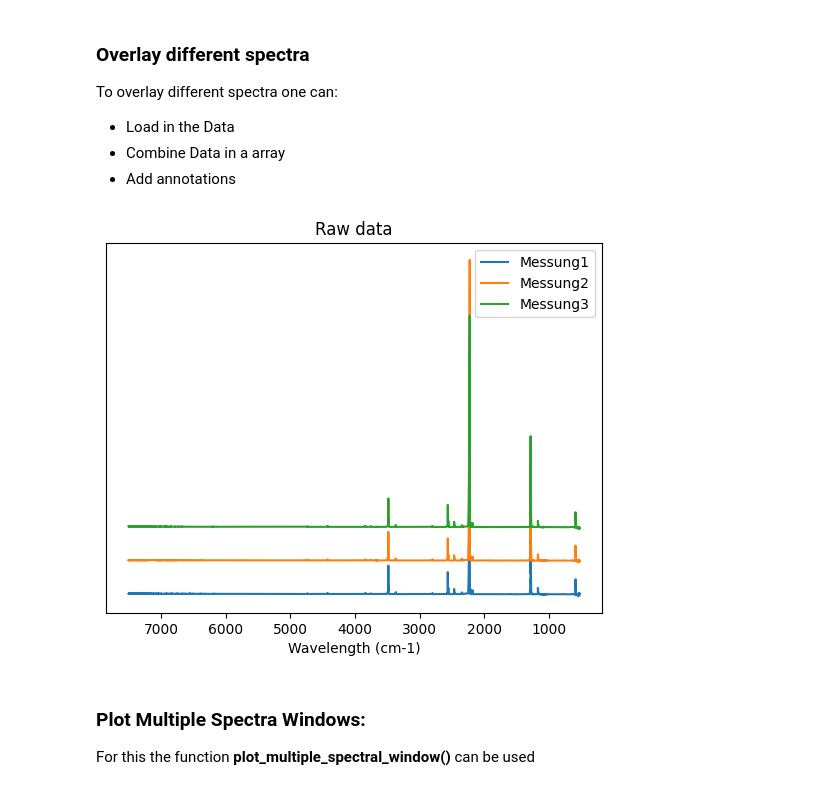
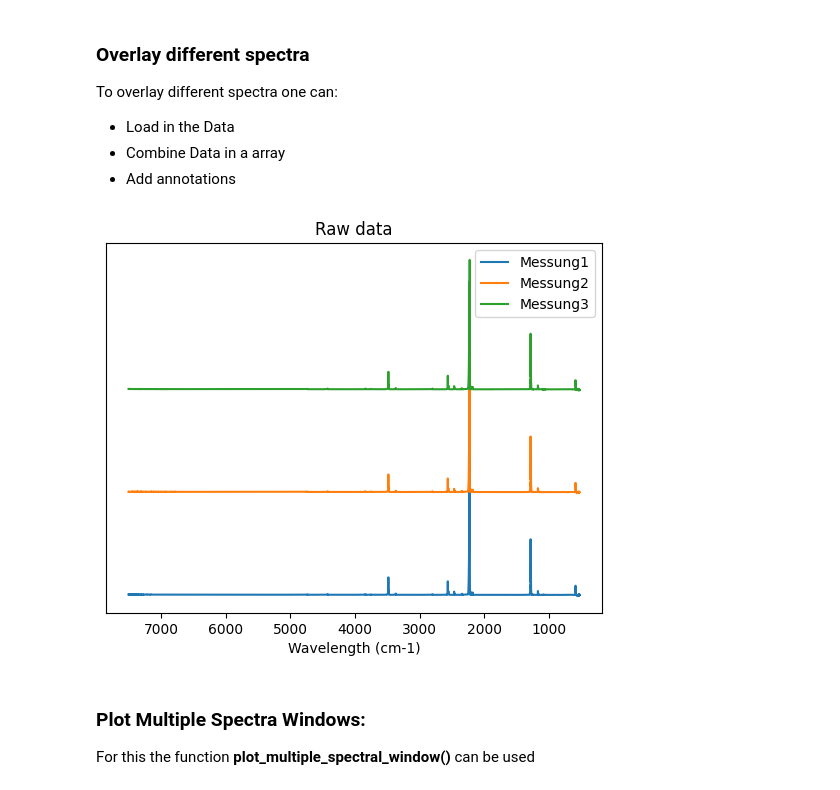
Before and after one commit to LukasMeinschad/ir_peak_int, a Jupyter notebook: spec_tools_usage.ipynb, the cells around one changed output. Cells and saved outputs as stored; diff of their text form; code cells hidden in the pictures.

```diff
--- a/spec_tools_usage.ipynb
+++ b/spec_tools_usage.ipynb
@@ -41,11 +41,11 @@ To overlay different spectra one can:
 # %%
 data, data_np = spec_tools.data_read_csv("shee2.csv",sep=";",comma=",")
 
 annotations = ["Messung1","Messung2", "Messung3"]
 
-spectra_plotting.overlay_spectra(data_np, title="Raw data",annotations=annotations,y_axis=False, shift=1)
+spectra_plotting.overlay_spectra(data_np, title="Raw data",annotations=annotations,y_axis=False, shift=5)
 # %% [output]
-[figure, old version]
+[figure, new version]
 # %% [markdown]
 ### Plot Multiple Spectra Windows:
 
```
Also changed, not shown: parts of 2 cells of this notebook, 6 other files.
